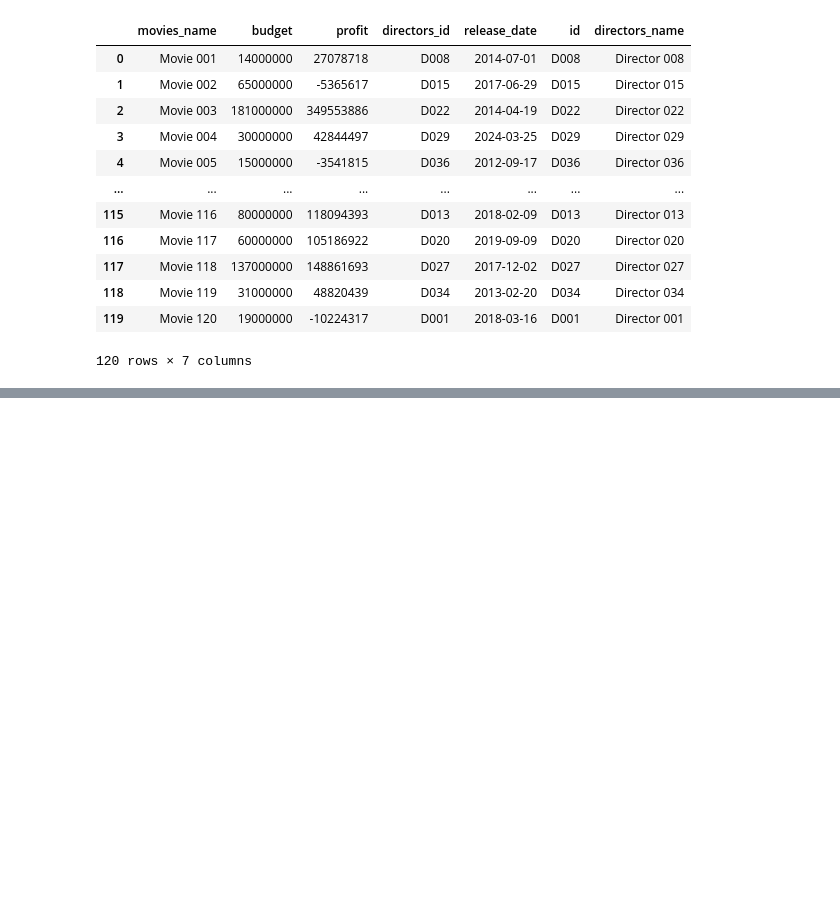
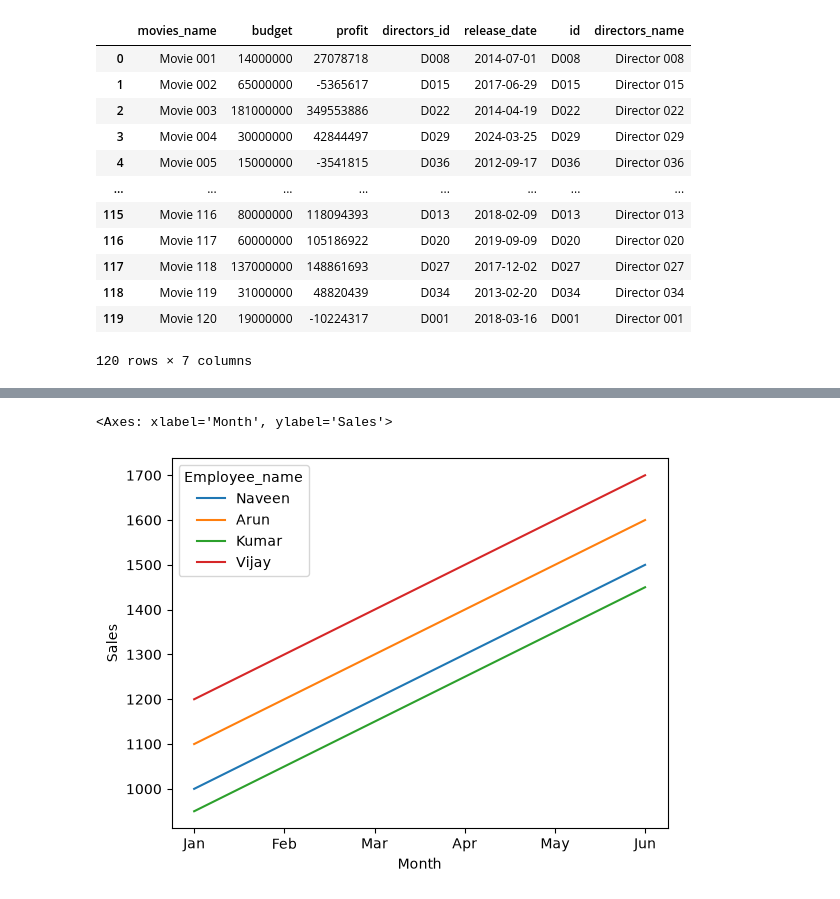
Before and after one commit to naveenkumar702353-hash/data_analysis_practice, a Jupyter notebook: movies_data_analysis.ipynb, the cells around one changed output, grey strips where cells are left out. Cells and saved outputs as stored; diff of their text form; code cells hidden in the pictures; blank space fills up the shorter version.

Commit message:
Added Pandas Practice

```diff
--- a/movies_data_analysis.ipynb
+++ b/movies_data_analysis.ipynb
@@ -99,0 +223,13 @@ Name: budget, Length: 120, dtype: int64
+# %%
+import pandas as pd
+import numpy as np
+df=pd.DataFrame({
+    "Employee_Id":[101,102,103,104],
+    "Employee_name":["Naveen","Arun","Kumar","Vijay"],
+    "Jan":[1000,1100,950,1200],
+    "Feb":[1100,1200,1050,1300],
+    "Mar":[1200,1300,1150,1400],
+    "Apr":[1300,1400,1250,1500],
+    "May":[1400,1500,1350,1600],
+    "Jun":[1500,1600,1450,1700]
+    })
@@ -99,0 +244,18 @@ Name: budget, Length: 120, dtype: int64
+# %%
+df_long=pd.melt(
+    df,
+    id_vars=["Employee_Id","Employee_name"],
+    var_name="Month",
+    value_name="Sales"
+)
+# %%
+import seaborn as sns
+sns.lineplot(
+    data=df_long,
+    x="Month",
+    y="Sales",
+    hue="Employee_name"
+)
+# %% [output]
+<Axes: xlabel='Month', ylabel='Sales'>
+[figure, added]
```
Also changed, not shown: parts of 53 cells of this notebook.
